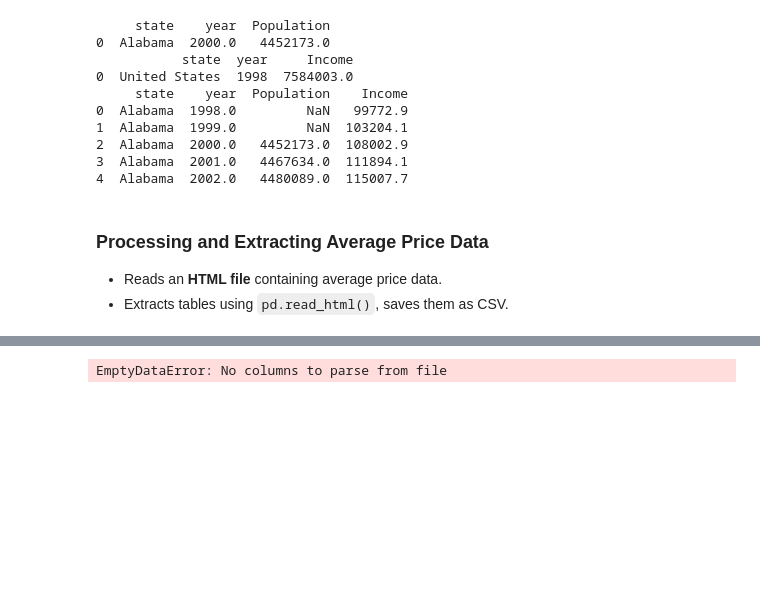
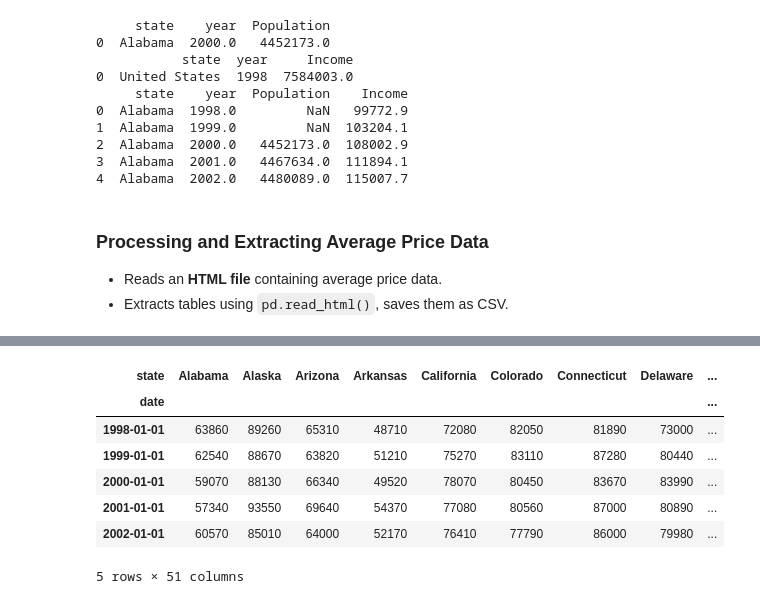
Before and after one commit to sg2083/datman, a Jupyter notebook: FPI_vs_Inflation_PS4.ipynb, the cells around one changed output, grey strips where cells are left out. Saved outputs shown, nothing was run; the diff lists cells and outputs as text; code cells hidden in the pictures; blank space fills up the shorter version.

```diff
--- a/FPI_vs_Inflation_PS4.ipynb
+++ b/FPI_vs_Inflation_PS4.ipynb
@@ -1164,8 +1088,0 @@ Data successfully saved to real_median_household_income_by_state.csv
-# %%
-# Load the CSV file into a DataFrame
-df = pd.read_csv("real_median_household_income_by_state.csv")
-
-# Print the values in the DataFrame
-df
-# %% [output]
-EmptyDataError: No columns to parse from file
@@ -1171,0 +1182,13 @@ EmptyDataError: No columns to parse from file
+# %%
+# prompt: print final df csv
+
+final_df.head()
+# %% [output]
+| state | Alabama | Alaska | Arizona | Arkansas | California | Colorado | Connecticut | Delaware | ... |
+| date |  |  |  |  |  |  |  |  | ... |
+| 1998-01-01 | 63860 | 89260 | 65310 | 48710 | 72080 | 82050 | 81890 | 73000 | ... |
+| 1999-01-01 | 62540 | 88670 | 63820 | 51210 | 75270 | 83110 | 87280 | 80440 | ... |
+| 2000-01-01 | 59070 | 88130 | 66340 | 49520 | 78070 | 80450 | 83670 | 83990 | ... |
+| 2001-01-01 | 57340 | 93550 | 69640 | 54370 | 77080 | 80560 | 87000 | 80890 | ... |
+| 2002-01-01 | 60570 | 85010 | 64000 | 52170 | 76410 | 77790 | 86000 | 79980 | ... |
+5 rows × 51 columns
```
Also changed, not shown: parts of 21 cells of this notebook.
